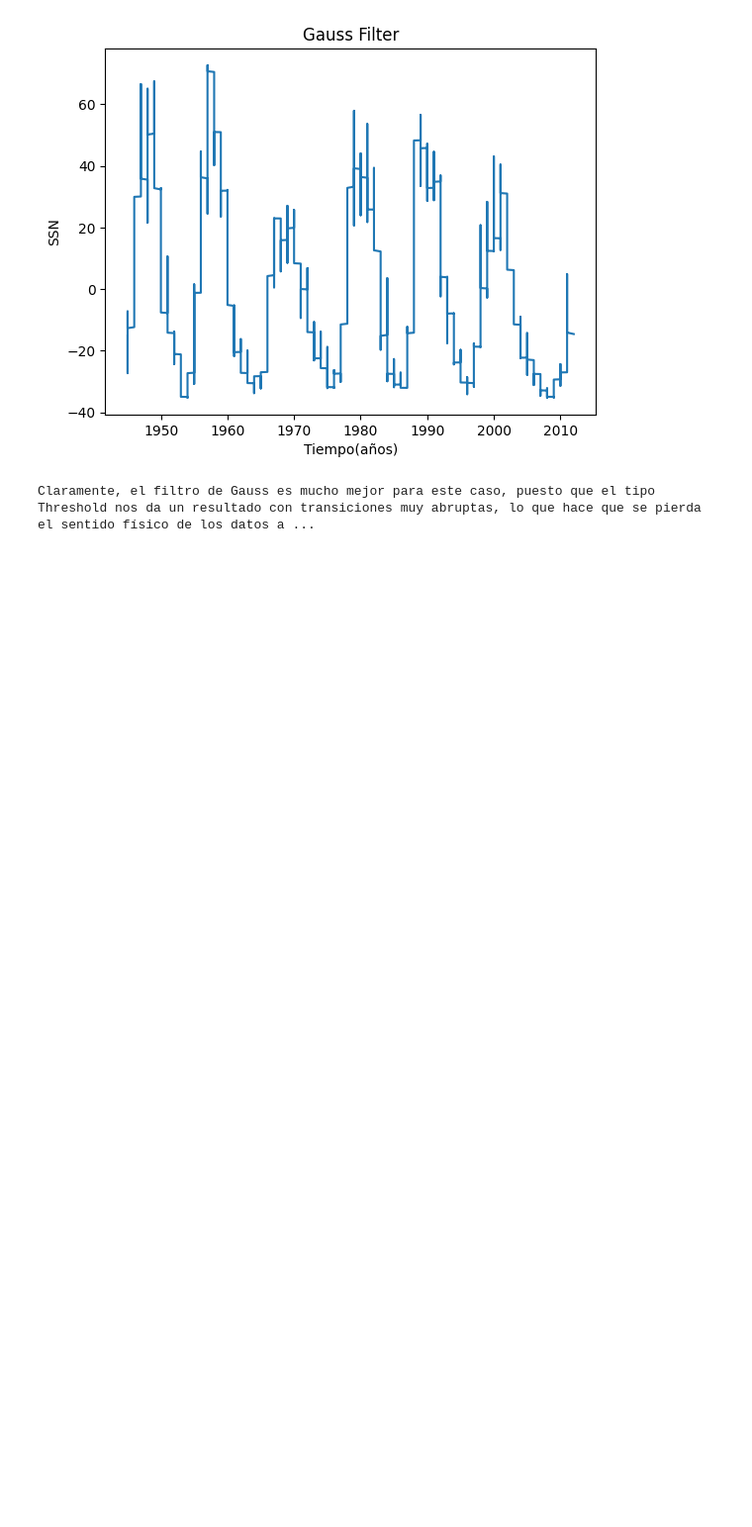
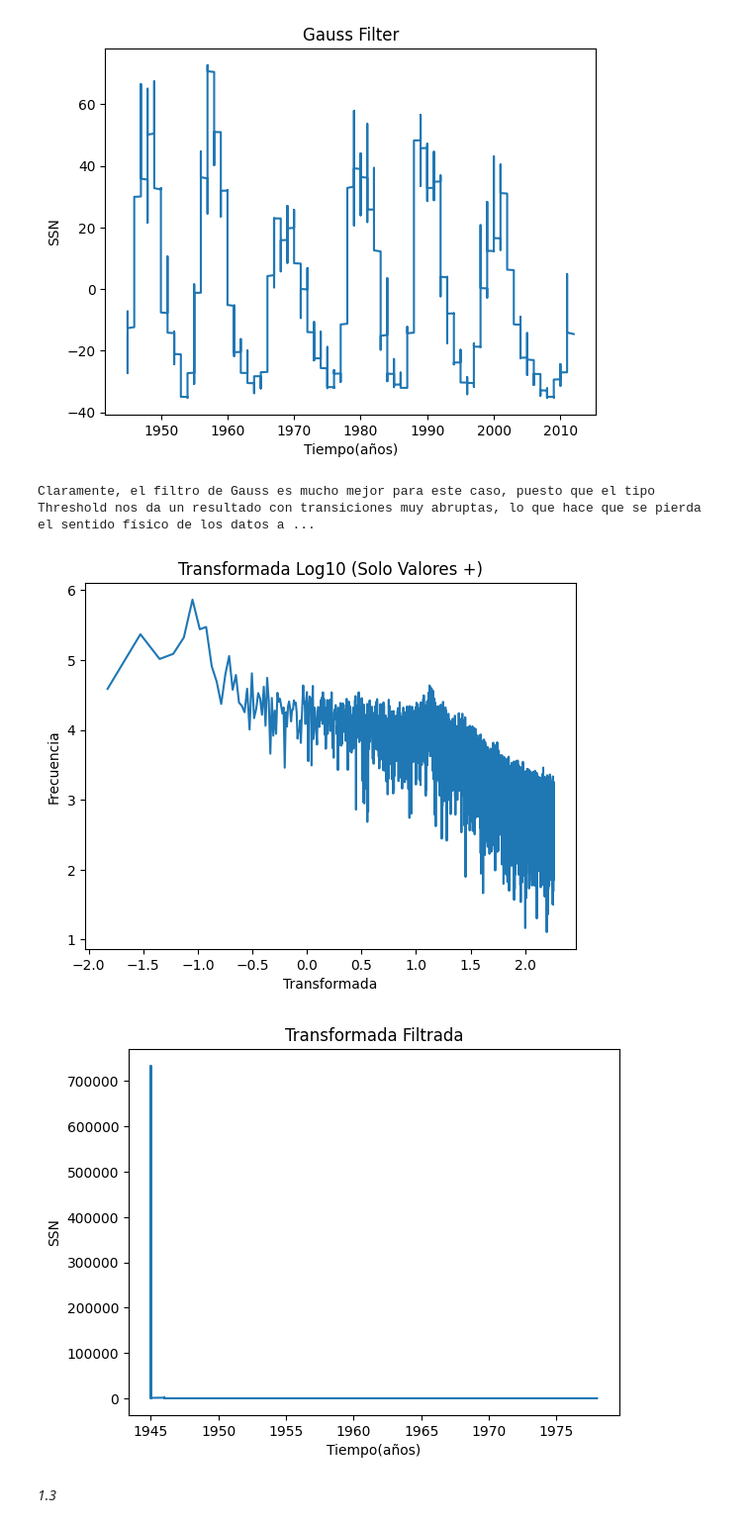
Before and after one commit to EstebanFuentesS/Metodos-Computacionales-2, a Jupyter notebook: Taller2.ipynb, the cells around one changed output. Shown at 99% size. Cells and saved outputs as stored; diff of their text form; code cells hidden in the pictures; blank space fills up the shorter version.

```diff
--- a/Taller2.ipynb
+++ b/Taller2.ipynb
@@ -90,3 +90,18 @@ print("Claramente, el filtro de Gauss es mucho mejor para este caso, puesto que
 [figure]
 [figure]
 Claramente, el filtro de Gauss es mucho mejor para este caso, puesto que el tipo Threshold nos da un resultado con transiciones muy abruptas, lo que hace que se pierda el sentido físico de los datos a ...
+# %%
+#1.2 a)
+plt.plot( np.log10(freq_positivas), np.log10(magnitudes_positivas))
+plt.title("Transformada Log10 (Solo Valores +)")
+plt.xlabel("Transformada")
+plt.ylabel("Frecuencia")
+plt.show()
+plt.plot(dict_data["year"][:len(dict_data["year"]) // 2], (magnitudes_positivas * filtro_gauss[:len(freq) // 2]))
+plt.title("Transformada Filtrada")
+plt.xlabel("Tiempo(años)")
+plt.ylabel("SSN")
+plt.show()
+# %% [output]
+[figure, added]
+[figure, added]
@@ -92,0 +110,2 @@ Claramente, el filtro de Gauss es mucho mejor para este caso, puesto que el tipo
+# %% [markdown]
+*1.3*
```
Also changed, not shown: parts of 1 cell of this notebook.
